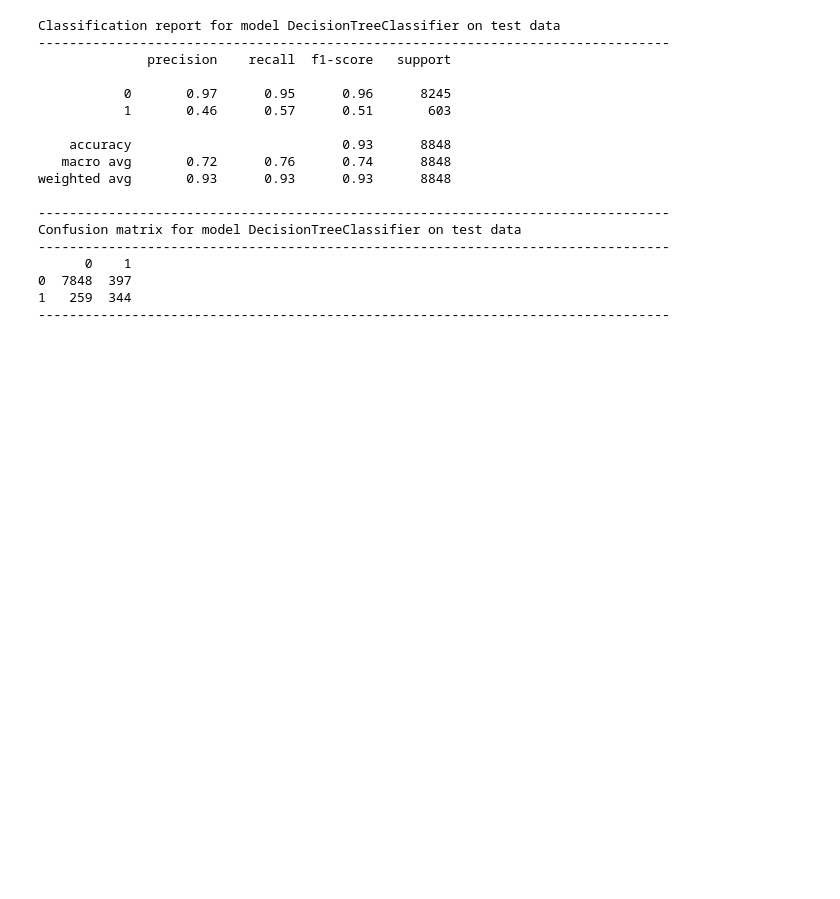
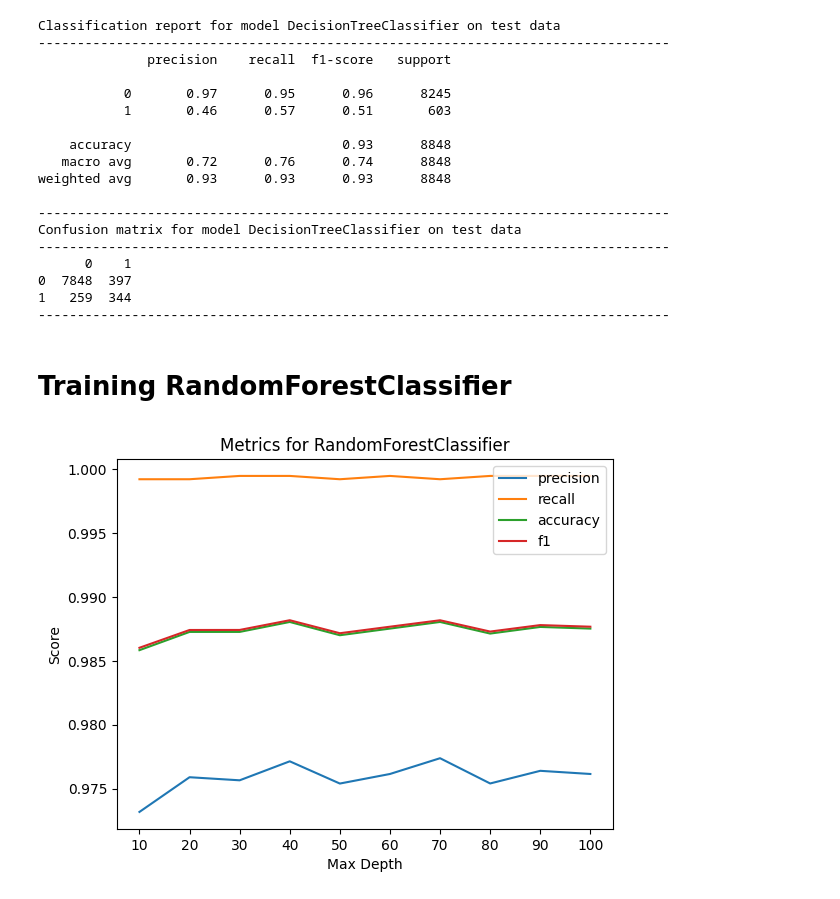
Before and after one commit to fjovanovic/Twitter-AI-Sentiment-Analysis, a Jupyter notebook: models/classification/decision_tree.ipynb, the cells around one changed output. Saved outputs shown, nothing was run; the diff lists cells and outputs as text; code cells hidden in the pictures; blank space fills up the shorter version.

Commit message:
Added RandomForestClassifier and models comparison

```diff
--- a/models/classification/decision_tree.ipynb
+++ b/models/classification/decision_tree.ipynb
@@ -168,3 +168,37 @@ Confusion matrix for model DecisionTreeClassifier on test data
 0  7848  397
 1   259  344
 ---------------------------------------------------------------------------------
+# %% [markdown]
+# Training RandomForestClassifier
+# %%
+rf_results = {}
+rf_cms = {}
+n_estimators = range(10, 101, 10)
+
+for n in n_estimators:
+    rf_model = RandomForestClassifier(n_estimators=n)
+    rf_model.fit(X_train, Y_train.values.ravel())
+
+    Y_pred = rf_model.predict(X_val)
+
+    (precision, recall, accuracy, f1) = score_model(Y_val, Y_pred)
+
+    rf_results[n] = {
+        'precision': precision,
+        'recall': recall,
+        'accuracy': accuracy,
+        'f1': f1
+    }
+    rf_cms[n] = confusion_matrix(Y_val, Y_pred)
+# %%
+for metric in rf_results[n_estimators[0]].keys():
+    plt.plot(n_estimators, [rf_results[key][metric] for key in rf_results], label=metric)
+
+plt.legend()
+plt.title('Metrics for RandomForestClassifier')
+plt.xlabel('Max Depth')
+plt.ylabel('Score')
+plt.xticks(n_estimators)
+plt.show()
+# %% [output]
+[figure, added]
```
Also changed, not shown: parts of 7 cells of this notebook.
